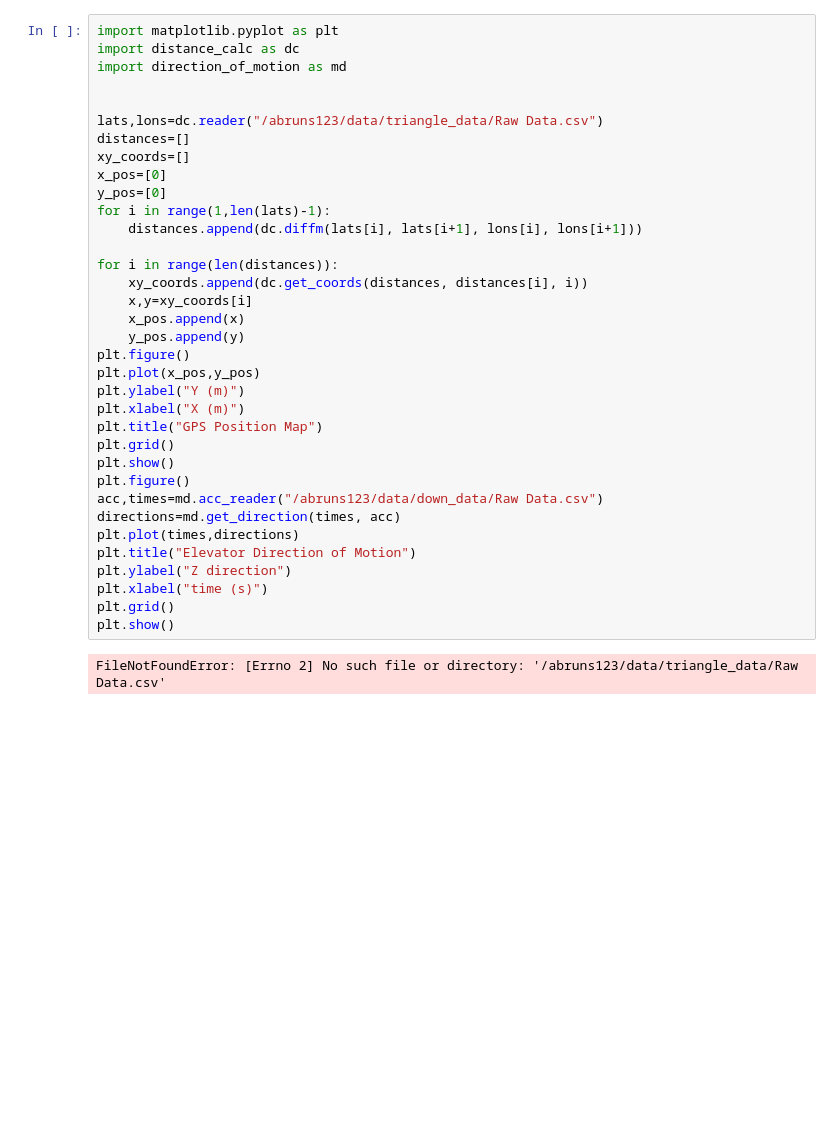
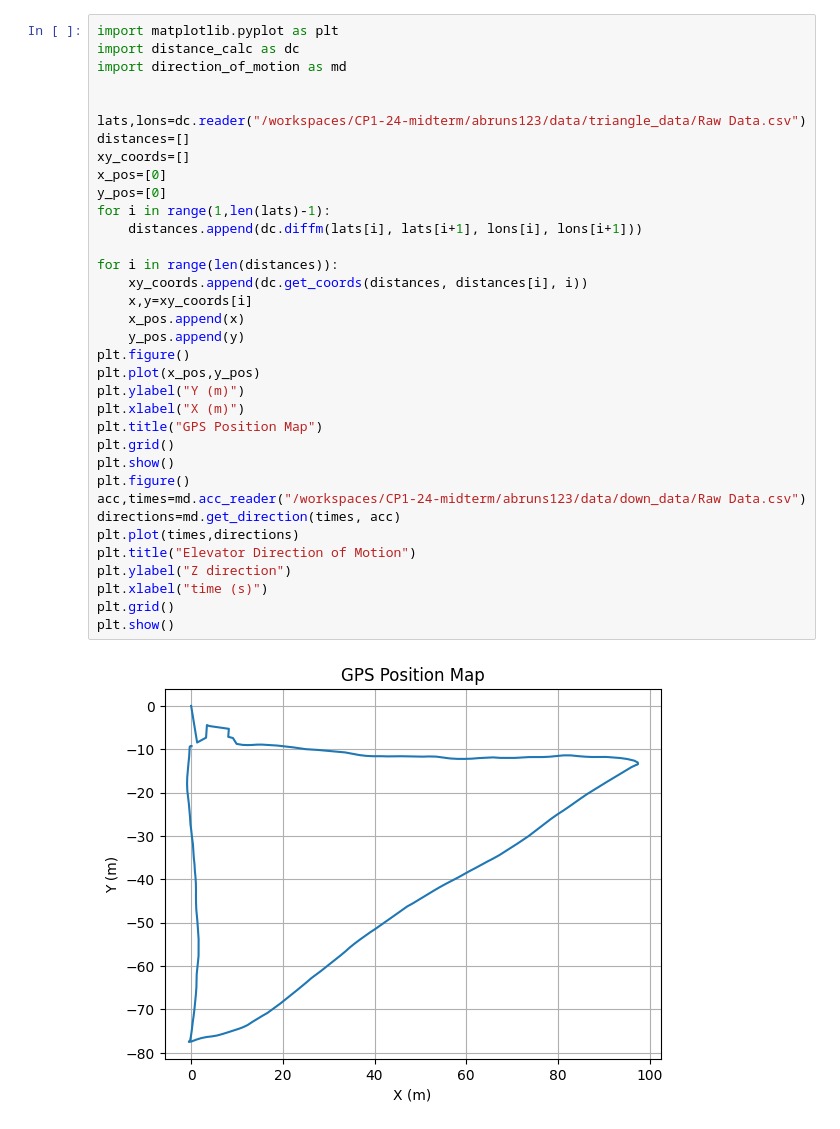
Before and after one commit to ubsuny/CP1-24-midterm, a Jupyter notebook: abruns123/code/the_plotter.ipynb, the cells around one changed output. Saved outputs shown, nothing was run; the diff lists cells and outputs as text; blank space fills up the shorter version.

```diff
--- a/abruns123/code/the_plotter.ipynb
+++ b/abruns123/code/the_plotter.ipynb
@@ -4,34 +4,34 @@ import distance_calc as dc
 import direction_of_motion as md
 
 
-lats,lons=dc.reader("/abruns123/data/triangle_data/Raw Data.csv")
+lats,lons=dc.reader("/workspaces/CP1-24-midterm/abruns123/data/triangle_data/Raw Data.csv")
 distances=[]
 xy_coords=[]
 x_pos=[0]
 y_pos=[0]
 for i in range(1,len(lats)-1):
     distances.append(dc.diffm(lats[i], lats[i+1], lons[i], lons[i+1]))
 
 for i in range(len(distances)):
     xy_coords.append(dc.get_coords(distances, distances[i], i))
     x,y=xy_coords[i]
     x_pos.append(x)
     y_pos.append(y)
 plt.figure()
 plt.plot(x_pos,y_pos)
 plt.ylabel("Y (m)")
 plt.xlabel("X (m)")
 plt.title("GPS Position Map")
 plt.grid()
 plt.show()
 plt.figure()
-acc,times=md.acc_reader("/abruns123/data/down_data/Raw Data.csv")
+acc,times=md.acc_reader("/workspaces/CP1-24-midterm/abruns123/data/down_data/Raw Data.csv")
 directions=md.get_direction(times, acc)
 plt.plot(times,directions)
 plt.title("Elevator Direction of Motion")
 plt.ylabel("Z direction")
 plt.xlabel("time (s)")
 plt.grid()
 plt.show()
 # %% [output]
-FileNotFoundError: [Errno 2] No such file or directory: '/abruns123/data/triangle_data/Raw Data.csv'
+[figure, added]
```
Also changed, not shown: parts of 1 cell of this notebook, 3 other files.
